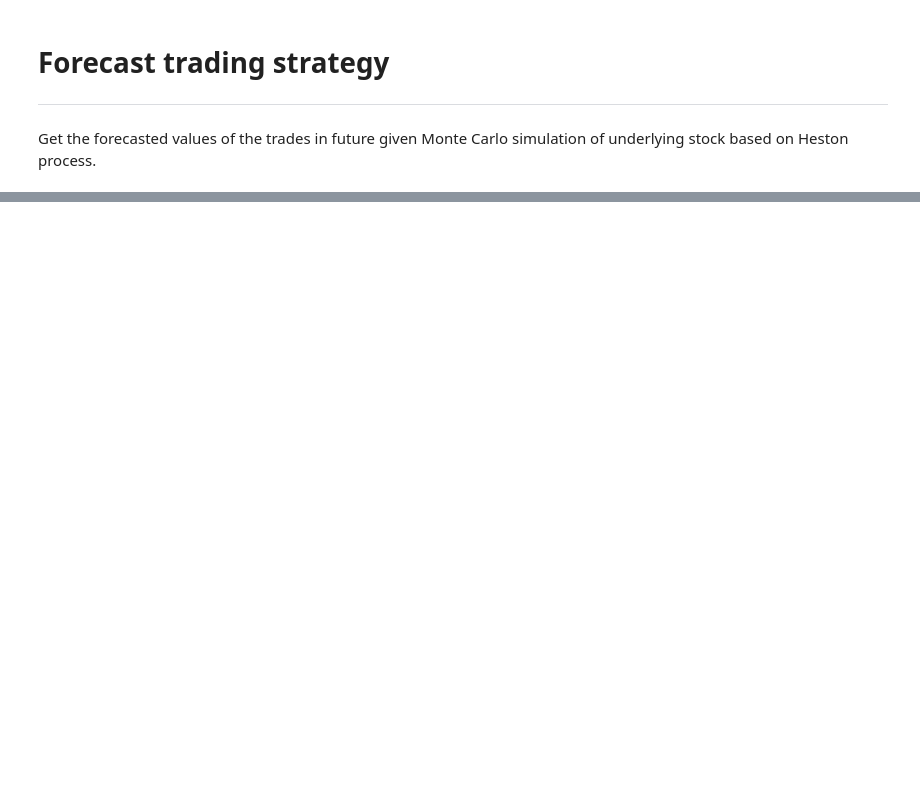
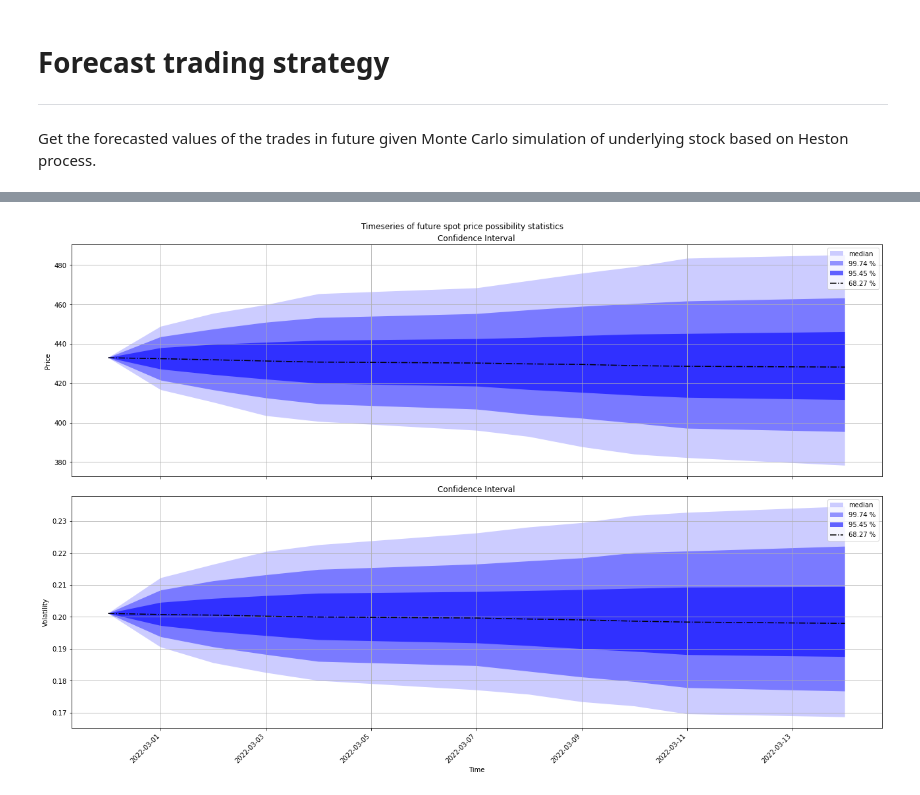
Before and after one commit to sidbannet/stockhealth, a Jupyter notebook: examples/trading-strategy-forecast.ipynb, the cells around one changed output, grey strips where cells are left out. Cells and saved outputs as stored; diff of their text form; code cells hidden in the pictures; blank space fills up the shorter version.

```diff
--- a/examples/trading-strategy-forecast.ipynb
+++ b/examples/trading-strategy-forecast.ipynb
@@ -37,3 +36,15 @@ _ = sim_stock.plot(plot_volatility=True)
+# %%
+%matplotlib inline
+f_pred = plt.figure('Prediction with uncertainty of stock future')
+a_pred = f_pred.subplots(nrows=2, ncols=1, sharex=True)
+_, _ = ProbabilityPlot(sim_stock.S, fig=f_pred, axs=a_pred[0])
+_, _ = ProbabilityPlot(sim_stock.V, fig=f_pred, axs=a_pred[1])
+a_pred[0].set_ylabel('Price')
+a_pred[1].set_ylabel('Volatility')
+f_pred.set_size_inches(w=18, h=12)
+f_pred.tight_layout()
+# %% [output]
+[figure, added]
 # %%
 expiry_date = date(2022, 3, 14)
 volatility_measure = 'impliedVolatility'
```
Also changed, not shown: parts of 9 cells of this notebook.
